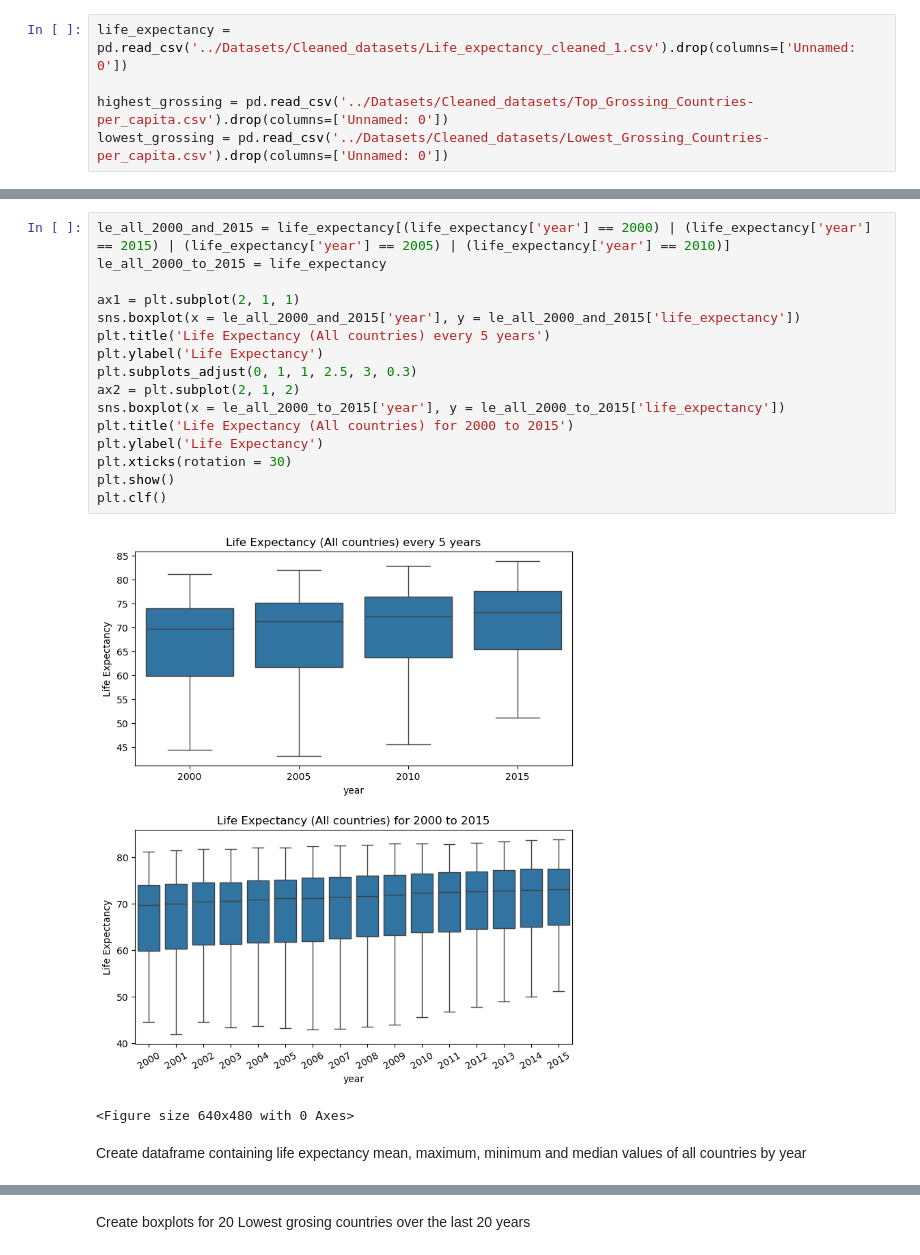
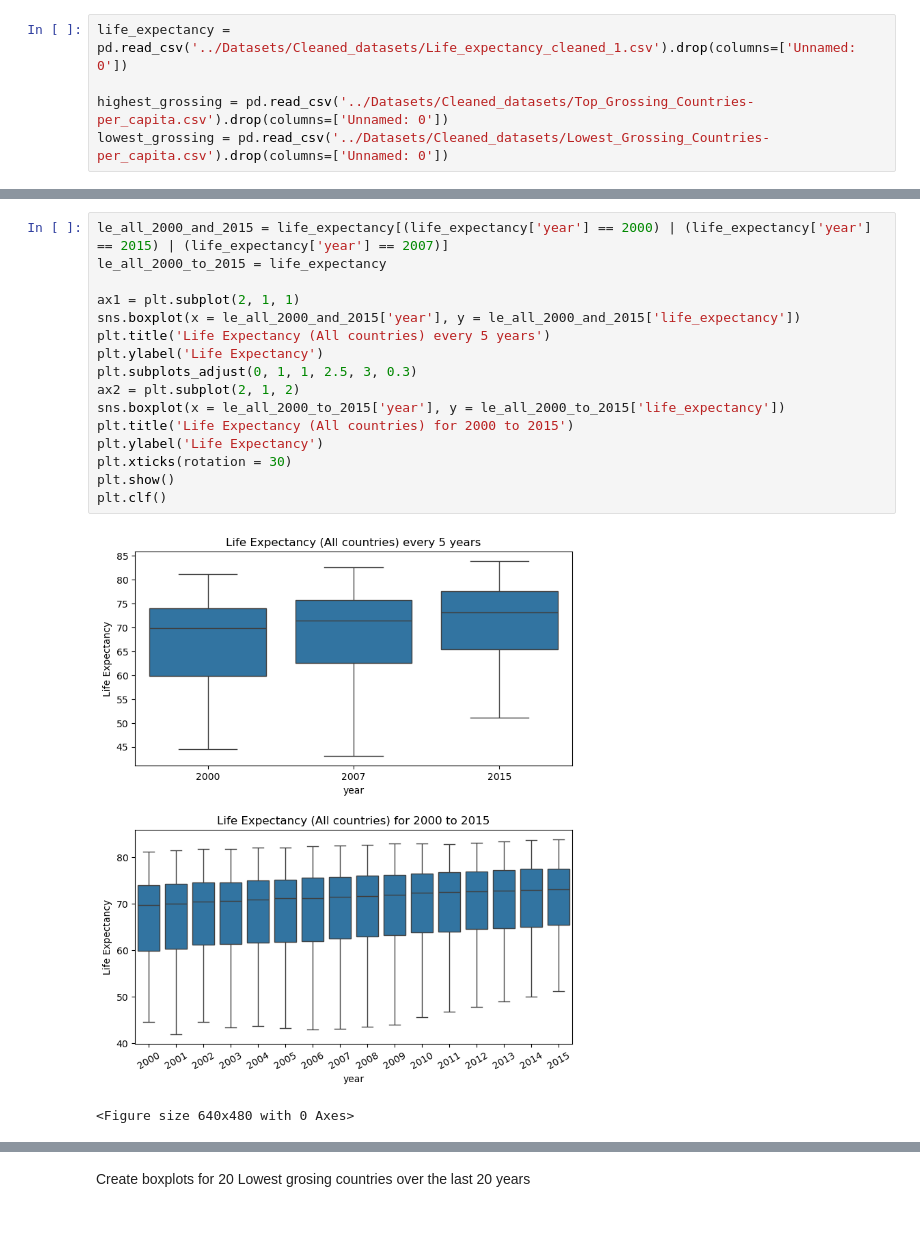
Before and after one commit to WVDevCode/Life_Expectancy_and_GDP, a Jupyter notebook: Notebooks/descriptive_analysis.ipynb, the cells around one changed output, grey strips where cells are left out. Saved outputs shown, nothing was run; the diff lists cells and outputs as text; blank space fills up the shorter version.

```diff
--- a/Notebooks/descriptive_analysis.ipynb
+++ b/Notebooks/descriptive_analysis.ipynb
@@ -44,21 +128,19 @@ plt.clf()
 # %%
-le_all_2000_and_2015 = life_expectancy[(life_expectancy['year'] == 2000) | (life_expectancy['year'] == 2015) | (life_expectancy['year'] == 2005) | (life_expectancy['year'] == 2010)]
+le_all_2000_and_2015 = life_expectancy[(life_expectancy['year'] == 2000) | (life_expectancy['year'] == 2015) | (life_expectancy['year'] == 2007)]
 le_all_2000_to_2015 = life_expectancy
 
 ax1 = plt.subplot(2, 1, 1)
 sns.boxplot(x = le_all_2000_and_2015['year'], y = le_all_2000_and_2015['life_expectancy'])
 plt.title('Life Expectancy (All countries) every 5 years')
 plt.ylabel('Life Expectancy')
 plt.subplots_adjust(0, 1, 1, 2.5, 3, 0.3)
 ax2 = plt.subplot(2, 1, 2)
 sns.boxplot(x = le_all_2000_to_2015['year'], y = le_all_2000_to_2015['life_expectancy'])
 plt.title('Life Expectancy (All countries) for 2000 to 2015')
 plt.ylabel('Life Expectancy')
 plt.xticks(rotation = 30)
 plt.show()
 plt.clf()
 # %% [output]
-[figure, old version]
+[figure, new version]
 <Figure size 640x480 with 0 Axes>
-# %% [markdown]
-Create dataframe containing life expectancy mean, maximum, minimum and median values of all countries by year
```
Also changed, not shown: parts of 24 cells of this notebook, 7 other files.
